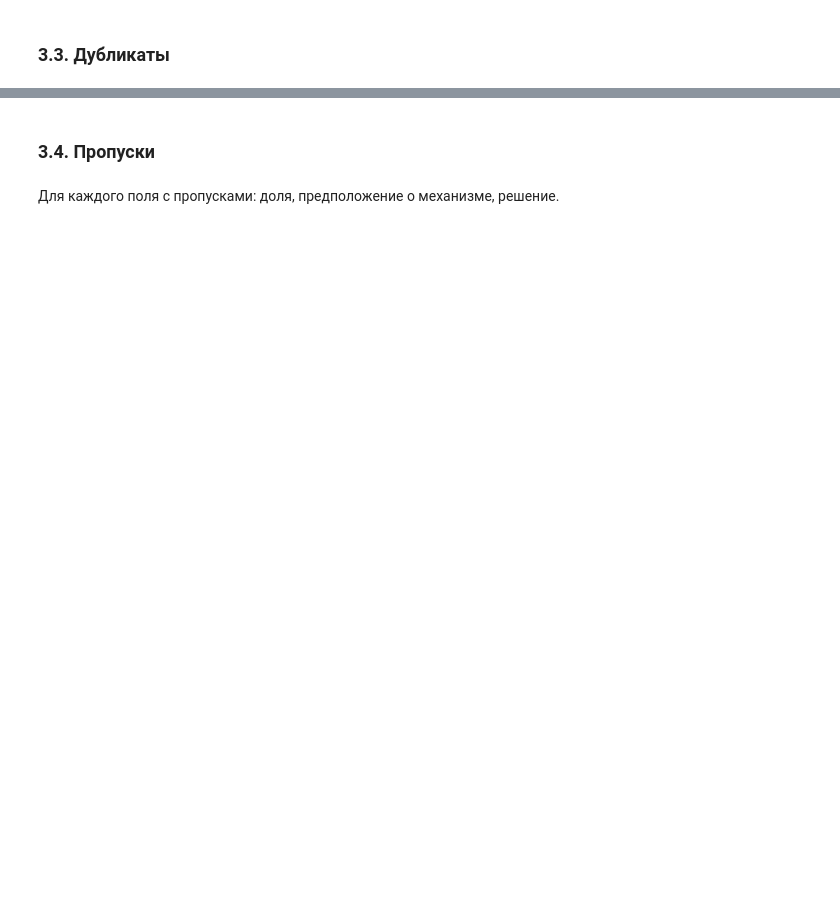
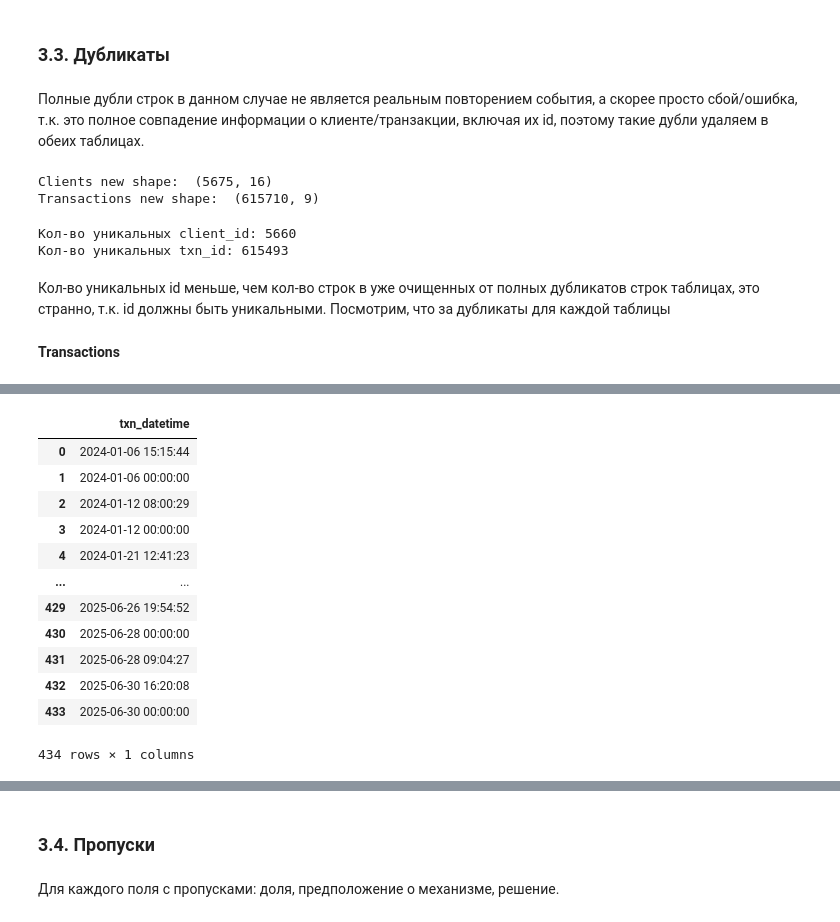
Before and after one commit to mashamis/Mischenko_Maria_Lab1, a Jupyter notebook: 01_analysis.ipynb, the cells around one changed output, grey strips where cells are left out. Saved outputs shown, nothing was run; the diff lists cells and outputs as text; code cells hidden in the pictures; blank space fills up the shorter version.

```diff
--- a/01_analysis.ipynb
+++ b/01_analysis.ipynb
@@ -429,0 +482,15 @@ III.  Связь между таблицами
+# %%
+# transactions
+transactions = transactions.assign(
+    channel = transactions["channel"].astype("category"),
+    status = transactions["status"].astype("category"),
+    currency = transactions["currency"].astype("category")
+)
+
+category_map = {
+    "кафе/рестораны": "кафе и рестораны"
+}
+transactions["category"] = (transactions["category"].str.strip()
+                                                    .str.lower()
+                                                    .replace(category_map)
+                                                    .str.capitalize()).astype("category")
@@ -430,5 +523,37 @@ III.  Связь между таблицами
 # %% [markdown]
 ### 3.3. Дубликаты
+# %% [markdown]
+Полные дубли строк в данном случае не является реальным повторением события, а скорее просто сбой/ошибка, т.к. это полное совпадение информации о клиенте/транзакции, включая их id, поэтому такие дубли удаляем в обеих таблицах.
 # %%
-# Полные дубли строк в данном случае не является реальным повторением события,
-# а скорее просто сбой/ошибка, поэтому такие дубли удаляем.
+# полные дубли
+clients_clean = clients.drop_duplicates()
+print("Clients new shape: ", clients_clean.shape)
+
+transactions_clean = transactions.drop_duplicates()
+print("Transactions new shape: ", transactions_clean.shape)
+# %% [output]
+Clients new shape:  (5675, 16)
+Transactions new shape:  (615710, 9)
+# %%
+# дубли id
+print(f"Кол-во уникальных client_id: {len(clients_clean.client_id.unique())}")
+print(f"Кол-во уникальных txn_id: {len(transactions_clean.txn_id.unique())}")
+# %% [output]
+Кол-во уникальных client_id: 5660
+Кол-во уникальных txn_id: 615493
+# %% [markdown]
+Кол-во уникальных id меньше, чем кол-во строк в уже очищенных от полных дубликатов строк таблицах, это странно, т.к. id должны быть уникальными. Посмотрим, что за дубликаты для каждой таблицы
+# %% [markdown]
+**Transactions**
+# %%
+dup_transactions = transactions_clean[transactions_clean.duplicated(subset=["txn_id"], keep=False)].sort_values(by=['txn_id'])
+print(dup_transactions)
+
+def show_differences(group):
+    diff_cols = group.nunique() > 1
+    diff_cols['txn_id'] = True
+    return group.loc[:, diff_cols]
+
+result = dup_transactions.groupby('txn_id', as_index=False).apply(show_differences).reset_index(drop=True)
+result
+# %% [output]
@@ -434,0 +574,13 @@ III.  Связь между таблицами
+|  | txn_datetime |
+| 0 | 2024-01-06 15:15:44 |
+| 1 | 2024-01-06 00:00:00 |
+| 2 | 2024-01-12 08:00:29 |
+| 3 | 2024-01-12 00:00:00 |
+| 4 | 2024-01-21 12:41:23 |
+| ... | ... |
+| 429 | 2025-06-26 19:54:52 |
+| 430 | 2025-06-28 00:00:00 |
+| 431 | 2025-06-28 09:04:27 |
+| 432 | 2025-06-30 16:20:08 |
+| 433 | 2025-06-30 00:00:00 |
+434 rows × 1 columns
```
Also changed, not shown: parts of 19 cells of this notebook.
